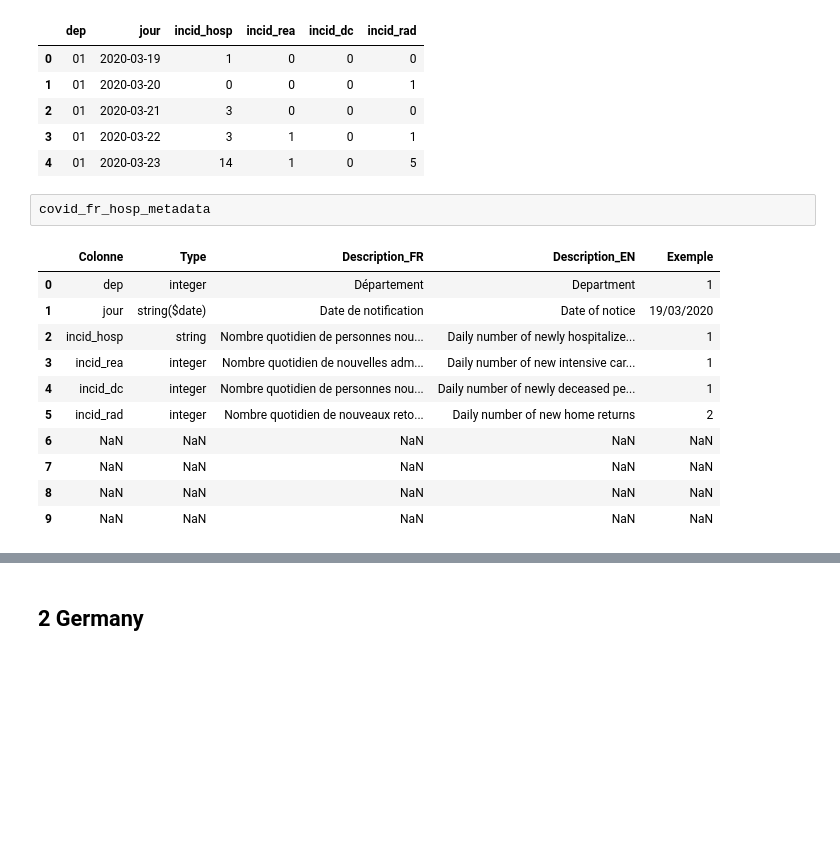
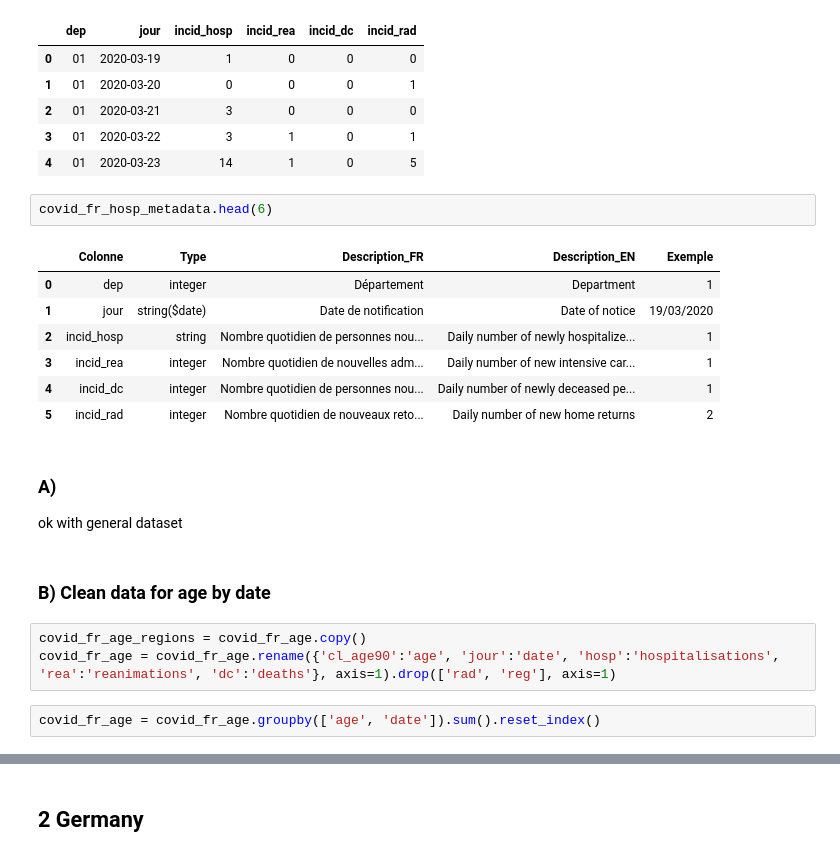
Before and after one commit to com-480-data-visualization/com-480-project-pouletpanier, a Jupyter notebook: Milstone2.ipynb, the cells around one changed output, grey strips where cells are left out. Cells and saved outputs as stored; diff of their text form; blank space fills up the shorter version.

Commit message:
Data cleaned for France, Germany, Bergium

```diff
--- a/Milstone2.ipynb
+++ b/Milstone2.ipynb
@@ -103,16 +103,23 @@ covid_fr_hosp.head()
 | 3 | 01 | 2020-03-22 | 3 | 1 | 0 | 1 |
 | 4 | 01 | 2020-03-23 | 14 | 1 | 0 | 5 |
 # %%
-covid_fr_hosp_metadata
+covid_fr_hosp_metadata.head(6)
 # %% [output]
 |  | Colonne | Type | Description_FR | Description_EN | Exemple |
 | 0 | dep | integer | Département | Department | 1 |
 | 1 | jour | string($date) | Date de notification | Date of notice | 19/03/2020 |
 | 2 | incid_hosp | string | Nombre quotidien de personnes nou... | Daily number of newly hospitalize... | 1 |
 | 3 | incid_rea | integer | Nombre quotidien de nouvelles adm... | Daily number of new intensive car... | 1 |
 | 4 | incid_dc | integer | Nombre quotidien de personnes nou... | Daily number of newly deceased pe... | 1 |
 | 5 | incid_rad | integer | Nombre quotidien de nouveaux reto... | Daily number of new home returns | 2 |
-| 6 | NaN | NaN | NaN | NaN | NaN |
-| 7 | NaN | NaN | NaN | NaN | NaN |
-| 8 | NaN | NaN | NaN | NaN | NaN |
-| 9 | NaN | NaN | NaN | NaN | NaN |
+# %% [markdown]
+### A)
+
+ok with general dataset
+# %% [markdown]
+### B) Clean data for age by date
+# %%
+covid_fr_age_regions = covid_fr_age.copy()
+covid_fr_age = covid_fr_age.rename({'cl_age90':'age', 'jour':'date', 'hosp':'hospitalisations', 'rea':'reanimations', 'dc':'deaths'}, axis=1).drop(['rad', 'reg'], axis=1)
+# %%
+covid_fr_age = covid_fr_age.groupby(['age', 'date']).sum().reset_index()
```
Also changed, not shown: parts of 68 cells of this notebook.
